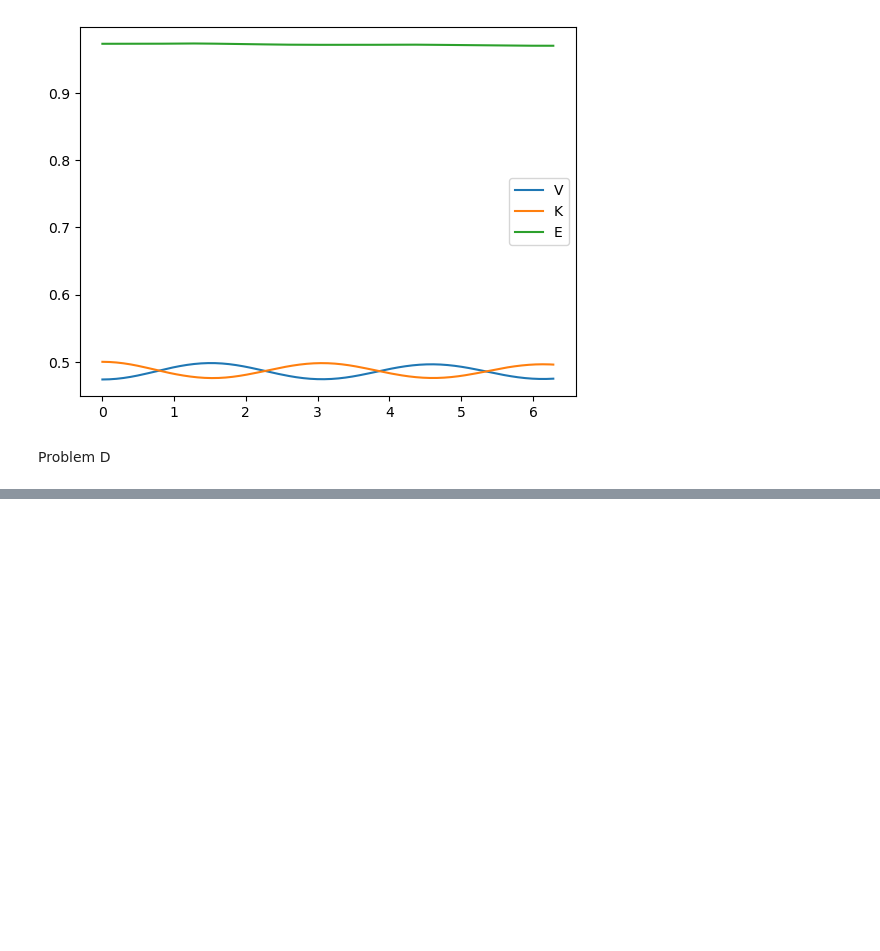
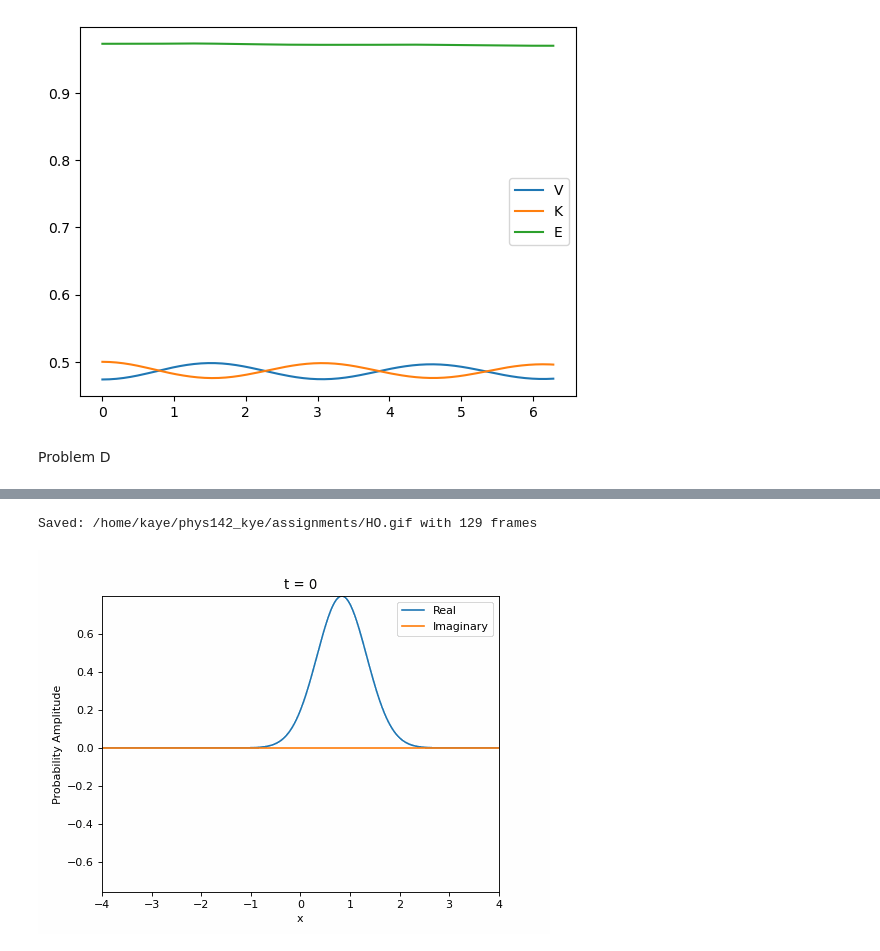
Before and after one commit to kany-e/phys142_kye, a Jupyter notebook: assignments/PHYS142_HW1.ipynb, the cells around one changed output, grey strips where cells are left out. Drawn from its saved outputs; the diff is of its cells as text; code cells hidden in the pictures; blank space fills up the shorter version.

Commit message:
Completed Assignment

```diff
--- a/assignments/PHYS142_HW1.ipynb
+++ b/assignments/PHYS142_HW1.ipynb
@@ -86,10 +89,10 @@ x_exp = np.zeros((129), dtype = np.float64)
 
 for n in range (129):
     #at t=n+1 timestep, expected value of x
-    x_exp[n] = sum(deltax * x_pos * (np.abs(ntdense) ** 2))
+    x_exp[n] = sum(deltax * x_pos * (np.abs(ntamp) ** 2))
 
     #propagated wavefunction by one timestep
-    ntdense = deltax * K_eps @ ntdense
+    ntamp = deltax * K_eps @ ntamp
 # %%
 plt.plot(time, x_exp)
 plt.xlabel("Time")
@@ -101,7 +104,7 @@ plt.show()
 Problem C
 # %%
 #initialize needed arrays for plotting
-ntdense = inidense.copy()
+ntamp = iniamp.copy()
 V = np.zeros((129), dtype = np.float64)
 K = V.copy()
 E = V.copy()
@@ -109,19 +112,19 @@ E = V.copy()
 for n in range (129):
 
     #Potential
-    V[n] = sum(0.5 * deltax * (x_pos ** 2) * (np.abs(ntdense) ** 2))
+    V[n] = sum(0.5 * deltax * (x_pos ** 2) * (np.abs(ntamp) ** 2))
 
     #Kinetic
     #Approximate the derivative of the propagated wavefunction
     #at x_i by taking the slope between two points (x_i+1, x_i-1)
-    der = np.gradient(ntdense, deltax)
+    der = np.gradient(ntamp, deltax)
     K[n] = h_bar ** 2 / 2 * sum(deltax * np.abs(der) ** 2)
 
     #Total energy
     E[n] = V[n] + K[n]
 
     #propagated wavefunction by one timestep
-    ntdense = deltax * K_eps @ ntdense
+    ntamp = deltax * K_eps @ ntamp
 # %%
 plt.plot(time, V, label = 'V')
 plt.plot(time, K, label = 'K')
@@ -134,0 +205,52 @@ Problem D
+# %%
+# start from the initial probability amplitude
+animateamp = inidense.copy()
+
+animateamp_list = [animateamp.copy()]
+
+for n in range(128):
+    animateamp = deltax * K_eps @ animateamp
+    animateamp_list.append(animateamp.copy())
+
+fig, ax = plt.subplots()
+
+line_real, = ax.plot(x_pos, animateamp_list[0].real, label="Real")
+
+line_imag, = ax.plot(x_pos, animateamp_list[0].imag, label="Imaginary")
+
+ax.set_xlim(-4, 4)
+
+# fixed vertical range for all frames
+y_min = min(min(np.min(amp.real), np.min(amp.imag)) for amp in animateamp_list)
+
+y_max = max(max(np.max(amp.real), np.max(amp.imag)) for amp in animateamp_list)
+
+ax.set_ylim(y_min, y_max)
+
+ax.set_xlabel("x")
+ax.set_ylabel("Probability Amplitude")
+ax.legend()
+
+
+# function called for each animation frame
+def time_evolution(frame):
+
+    line_real.set_ydata(animateamp_list[frame].real)
+
+    line_imag.set_ydata(animateamp_list[frame].imag)
+
+    ax.set_title(f"t = {frame}")
+
+    return line_real, line_imag
+
+# create animation
+from IPython.display import Image, display
+plot = animate.FuncAnimation(fig, time_evolution, frames=129, interval=50)
+gif_path = Path("HO.gif")
+plot.save(gif_path, writer="pillow", dpi=80)
+plt.close(fig)
+print("Saved:", gif_path.resolve(), "with", len(animateamp_list), "frames")
+display(Image(filename=str(gif_path)))
+# %% [output]
+Saved: /home/kaye/phys142_kye/assignments/HO.gif with 129 frames
+[figure, added]
```
Also changed, not shown: parts of 22 cells of this notebook.
